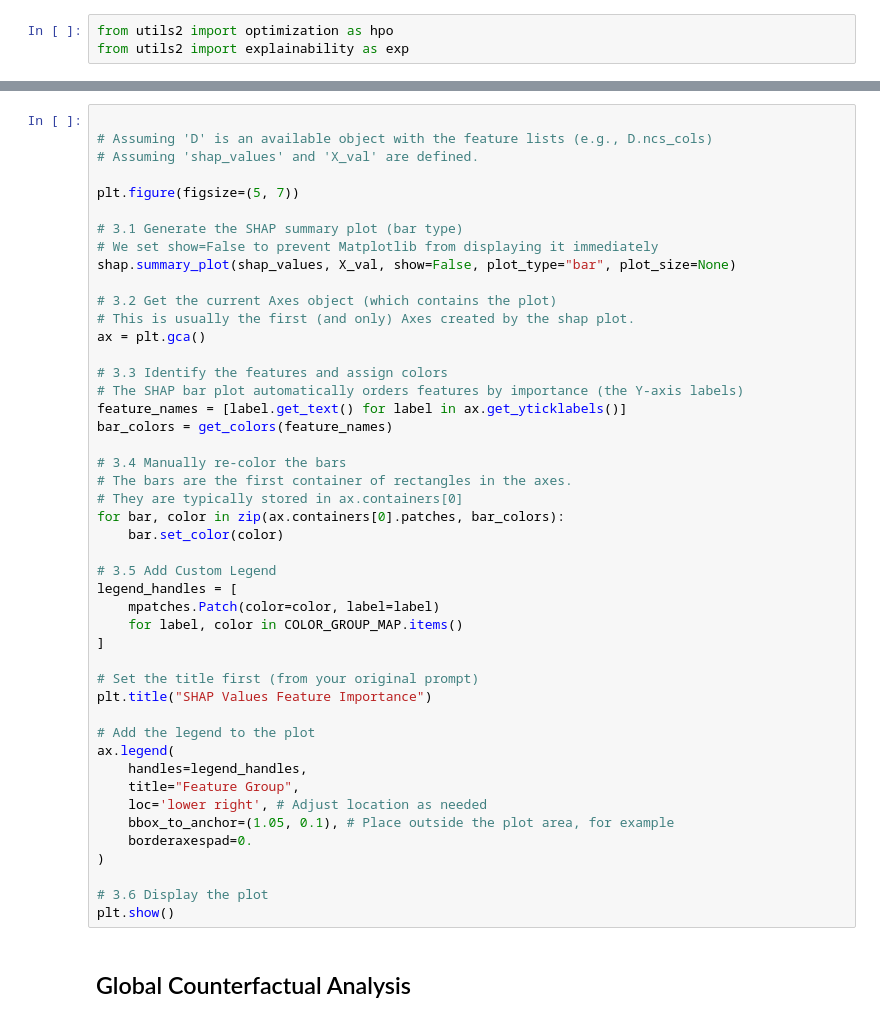
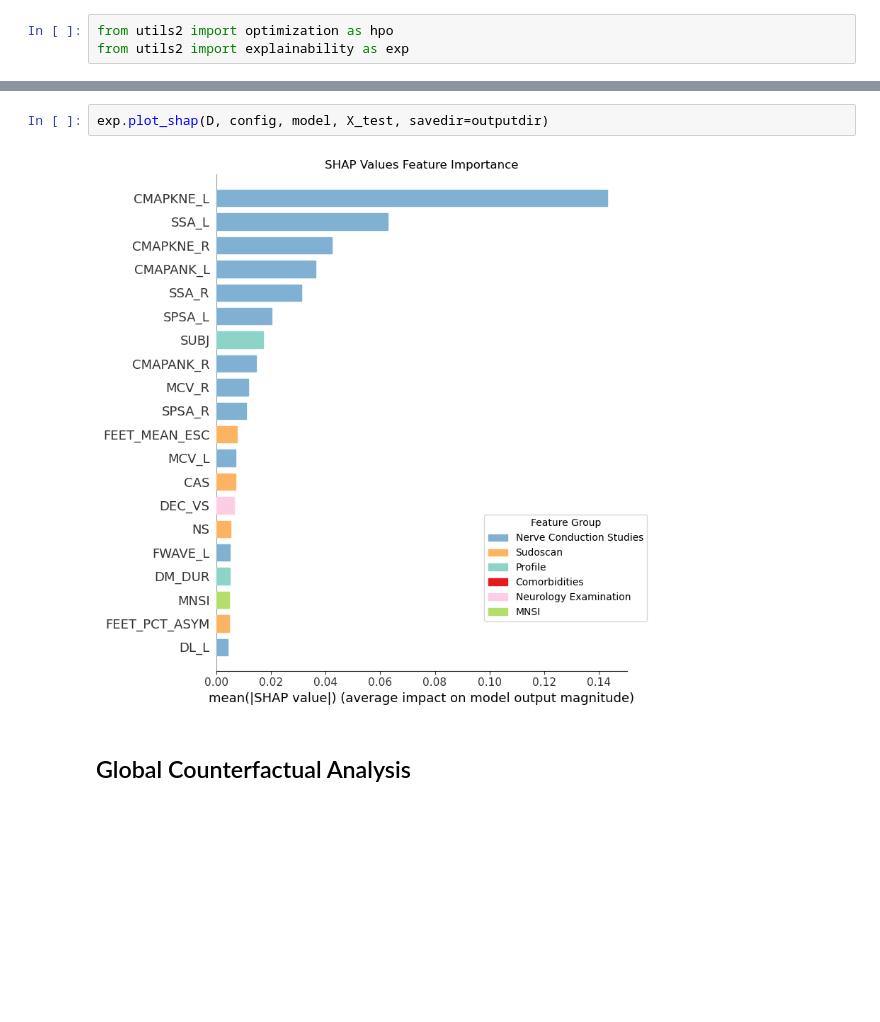
Before and after one commit to acbriza/dpn2026, a Jupyter notebook: module/explainability.ipynb, the cells around one changed output, grey strips where cells are left out. Cells and saved outputs as stored; diff of their text form; blank space fills up the shorter version.

```diff
--- a/module/explainability.ipynb
+++ b/module/explainability.ipynb
@@ -282,49 +232,7 @@ plt.show() # Display the plot for the current model
-# %%
-
-# Assuming 'D' is an available object with the feature lists (e.g., D.ncs_cols)
-# Assuming 'shap_values' and 'X_val' are defined.
-
-plt.figure(figsize=(5, 7))
-
-# 3.1 Generate the SHAP summary plot (bar type)
-# We set show=False to prevent Matplotlib from displaying it immediately
-shap.summary_plot(shap_values, X_val, show=False, plot_type="bar", plot_size=None)
-
-# 3.2 Get the current Axes object (which contains the plot)
-# This is usually the first (and only) Axes created by the shap plot.
-ax = plt.gca()
-
-# 3.3 Identify the features and assign colors
-# The SHAP bar plot automatically orders features by importance (the Y-axis labels)
-feature_names = [label.get_text() for label in ax.get_yticklabels()]
-bar_colors = get_colors(feature_names)
-
-# 3.4 Manually re-color the bars
-# The bars are the first container of rectangles in the axes.
-# They are typically stored in ax.containers[0]
-for bar, color in zip(ax.containers[0].patches, bar_colors):
-    bar.set_color(color)
-
-# 3.5 Add Custom Legend
-legend_handles = [
-    mpatches.Patch(color=color, label=label)
-    for label, color in COLOR_GROUP_MAP.items()
-]
-
-# Set the title first (from your original prompt)
-plt.title("SHAP Values Feature Importance")
-
-# Add the legend to the plot
-ax.legend(
-    handles=legend_handles,
-    title="Feature Group",
-    loc='lower right', # Adjust location as needed
-    bbox_to_anchor=(1.05, 0.1), # Place outside the plot area, for example
-    borderaxespad=0.
-)
-
-# 3.6 Display the plot
-plt.show()
+# %%
+exp.plot_shap(D, config, model, X_test, savedir=outputdir)
+# %% [output]
+[figure, added]
 # %% [markdown]
 ## Global Counterfactual Analysis
 # %% [markdown]
```
Also changed, not shown: parts of 12 cells of this notebook.
